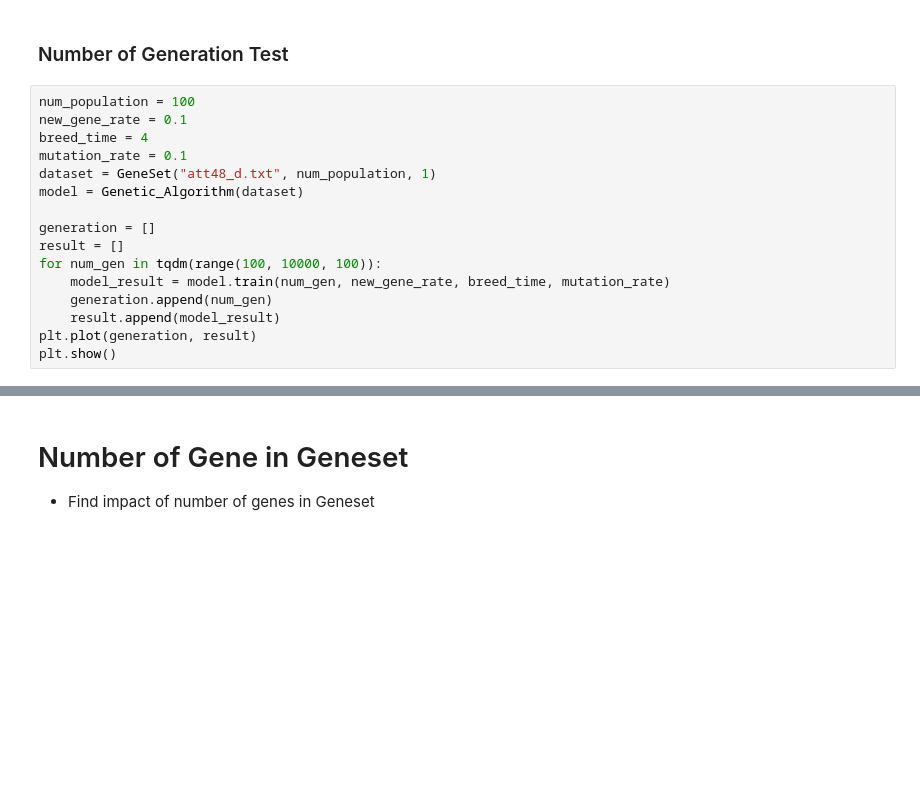
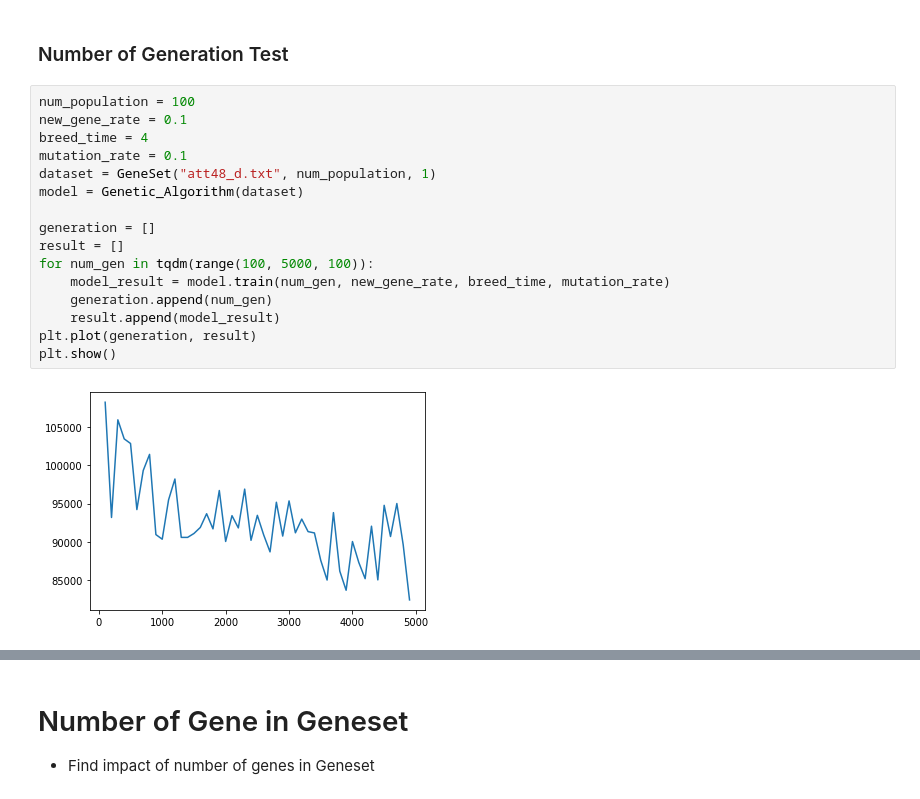
Before and after one commit to psrpsj/TSP-with-Genetic-Algorithm, a Jupyter notebook: TSP_model/TSP_experiment.ipynb, the cells around one changed output, grey strips where cells are left out. Drawn from its saved outputs; the diff is of its cells as text; blank space fills up the shorter version.

```diff
--- a/TSP_model/TSP_experiment.ipynb
+++ b/TSP_model/TSP_experiment.ipynb
@@ -43,16 +43,18 @@ plt.show()
 # %%
 num_population = 100
 new_gene_rate = 0.1
 breed_time = 4
 mutation_rate = 0.1
 dataset = GeneSet("att48_d.txt", num_population, 1)
 model = Genetic_Algorithm(dataset)
 
 generation = []
 result = []
-for num_gen in tqdm(range(100, 10000, 100)):
+for num_gen in tqdm(range(100, 5000, 100)):
     model_result = model.train(num_gen, new_gene_rate, breed_time, mutation_rate)
     generation.append(num_gen)
     result.append(model_result)
 plt.plot(generation, result)
 plt.show()
+# %% [output]
+[figure, added]
```
Also changed, not shown: parts of 2 cells of this notebook.
